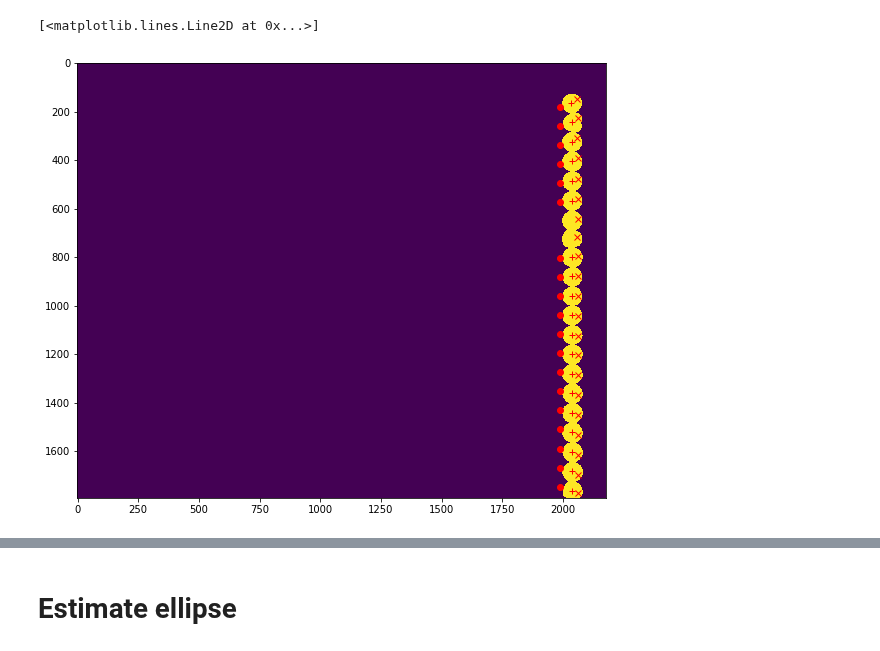
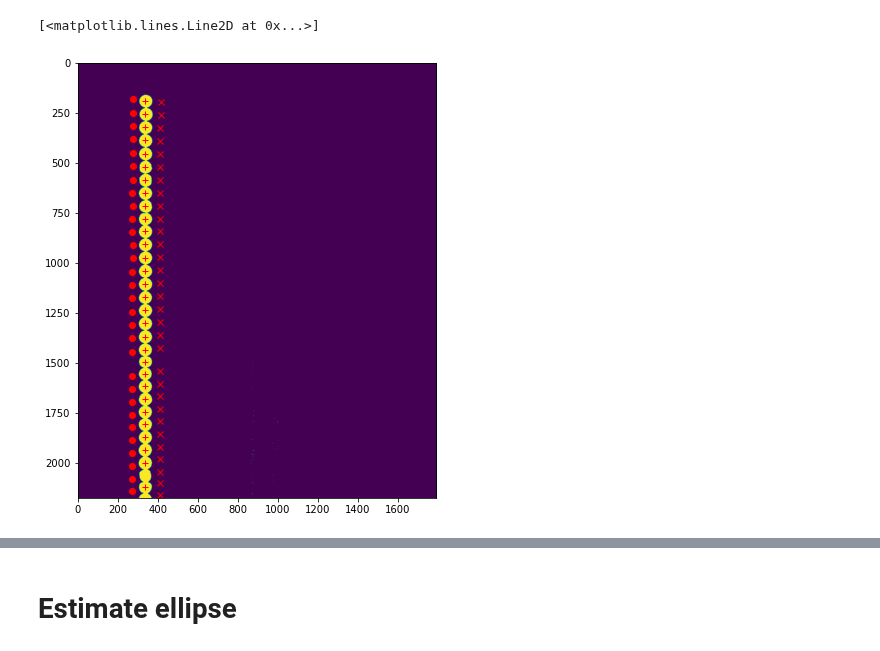
Before and after one commit to neutronimaging/scripts, a Jupyter notebook: python/notebooks/CBCTCalibration.ipynb, the cells around one changed output, grey strips where cells are left out. Drawn from its saved outputs; the diff is of its cells as text; code cells hidden in the pictures.

```diff
--- a/python/notebooks/CBCTCalibration.ipynb
+++ b/python/notebooks/CBCTCalibration.ipynb
@@ -48,0 +62,7 @@ print(ob1.min(),ob1.max(),ob1.mean())
+# %%
+lcal=normalizeData(cal,ob1,dc)
+flipProjection = True
+if flipProjection :
+    lcal = lcal[:,::-1,:]
+
+plt.imshow(lcal[1,:,:])
@@ -80,2 +84,0 @@ def normalizeData(img,ob,dc) :
-# %%
-lcal=normalizeData(cal,ob,dc)
@@ -92,0 +85,4 @@ plt.plot(lcal[:,:,idx].mean(axis=0))
+# %%
+baseline = lcal.mean(axis=0).mean(axis=0)
+baseline = baseline.reshape(1,baseline.shape[0])
+plt.plot(baseline.ravel())
@@ -93,12 +94,13 @@ plt.plot(lcal[:,:,idx].mean(axis=0))
 # %%
 def removeBaseline(img) :
-    baseline = lcal.mean(axis=2).mean(axis=0)
-    baseline=baseline.reshape(1,baseline.shape[0])
+    baseline = img.mean(axis=0).mean(axis=0)
+    baseline = baseline.reshape(1,baseline.shape[0])
 
-    b2=np.matmul(np.ones([lcal.shape[0],1]),baseline)
+    b2=np.matmul(np.ones([img.shape[1],1]),baseline)
     res=img;
-    for idx in np.arange(0,img.shape[2]) :
-        res[:,:,idx]=res[:,:,idx]-b2
+    print(b2.shape,res.shape)
+    for idx in np.arange(0,img.shape[0]) :
+        res[idx,:,:]=res[idx,:,:]-b2
     return res
 # %%
 bcal=removeBaseline(lcal)
@@ -197,21 +199,21 @@ def buildBeadList(img,selem=disk(12),c=1.96) :
 # %%
 idx=20
 c=2.5
-cog=findBeads(tcal[:,:,idx],disk(15),c=c)
+cog=findBeads(tcal[idx,:,:],disk(15),c=c)
 
 plt.figure(figsize=[12,8])
-plt.imshow(tcal[:,:,idx])
+plt.imshow(tcal[idx,:,:])
 
 plt.plot(cog[:,1]-1,cog[:,0]-1,'r+')
 
-cog1=findBeads(tcal[:,:,idx+1],disk(15),c=c)
+cog1=findBeads(tcal[idx+1,:,:],disk(15),c=c)
 plt.plot(cog1[:,1]-1,cog1[:,0]-1,'rx')
 
-cog2=findBeads(tcal[:,:,idx-1],disk(15),c=c)
+cog2=findBeads(tcal[idx-1,:,:],disk(15),c=c)
 plt.plot(cog2[:,1]-1,cog2[:,0]-1,'ro')
 # %% [output]
 [<matplotlib.lines.Line2D at 0x...>]
-[figure, old version]
+[figure, new version]
 # %%
 cog
 # %% [output]
```
Also changed, not shown: parts of 43 cells of this notebook.
